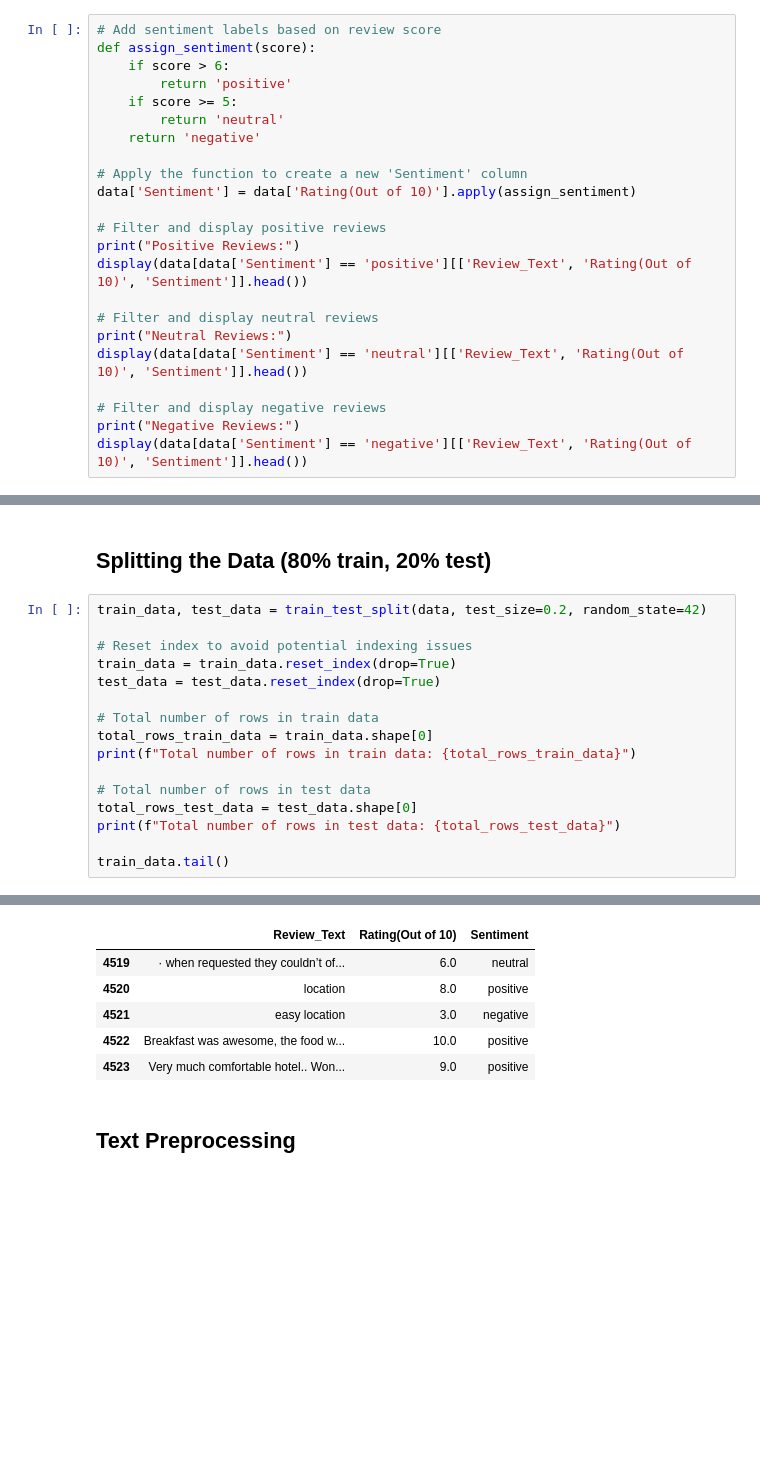
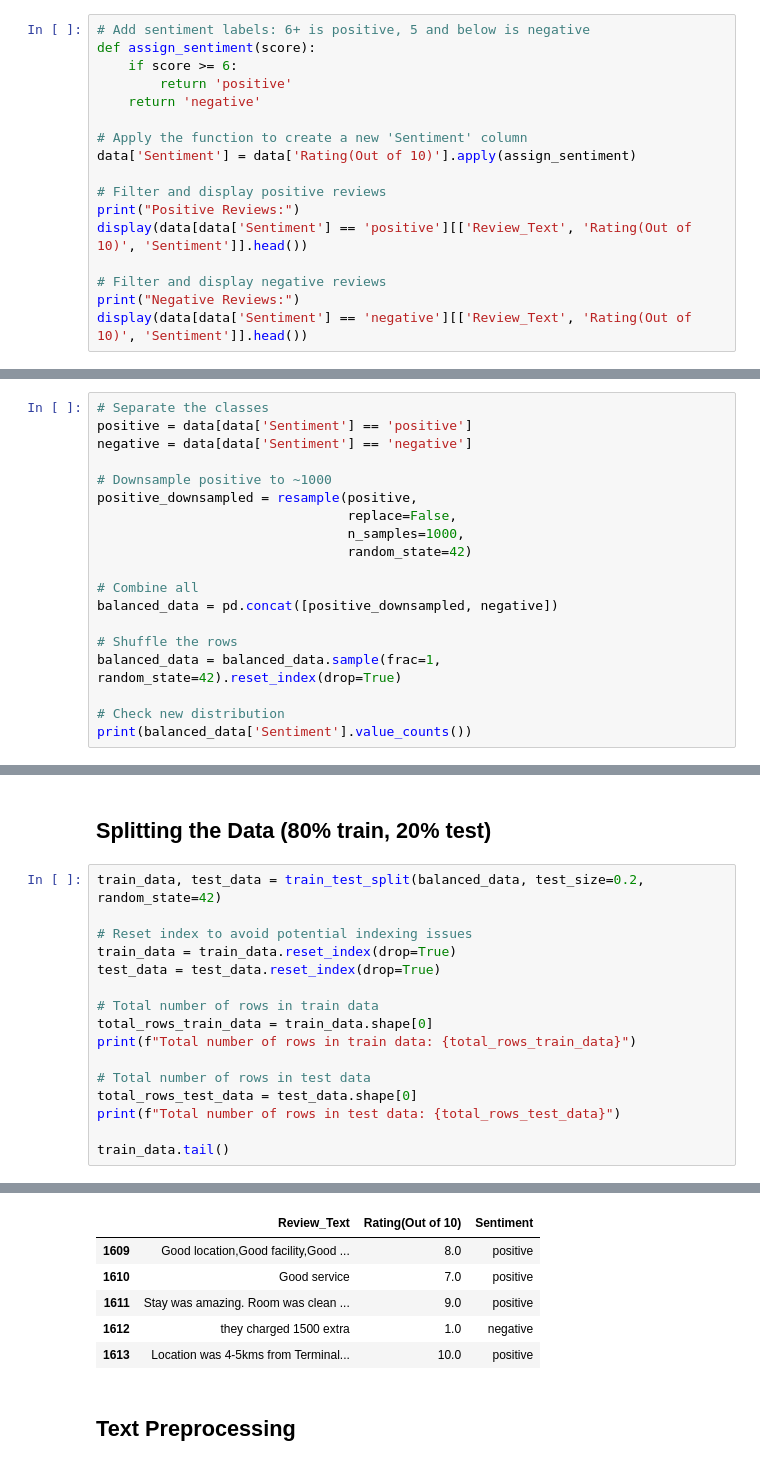
Before and after one commit to JawaadMM/hotel-review-sentiment-analysis, a Jupyter notebook: sentiment_analysis.ipynb, the cells around one changed output, grey strips where cells are left out. Drawn from its saved outputs; the diff is of its cells as text; blank space fills up the shorter version.

Commit message:
Removing neutral sentiment to improve model accuracy

```diff
--- a/sentiment_analysis.ipynb
+++ b/sentiment_analysis.ipynb
@@ -116,12 +117,10 @@ data.tail()
 # %% [markdown]
 ## Giving the Review Score a Sentiment
 # %%
-# Add sentiment labels based on review score
+# Add sentiment labels: 6+ is positive, 5 and below is negative
 def assign_sentiment(score):
-    if score > 6:
+    if score >= 6:
         return 'positive'
-    if score >= 5:
-        return 'neutral'
     return 'negative'
 
 # Apply the function to create a new 'Sentiment' column
@@ -131,10 +130,6 @@ data['Sentiment'] = data['Rating(Out of 10)'].apply(assign_sentiment)
 print("Positive Reviews:")
 display(data[data['Sentiment'] == 'positive'][['Review_Text', 'Rating(Out of 10)', 'Sentiment']].head())
 
-# Filter and display neutral reviews
-print("Neutral Reviews:")
-display(data[data['Sentiment'] == 'neutral'][['Review_Text', 'Rating(Out of 10)', 'Sentiment']].head())
-
 # Filter and display negative reviews
 print("Negative Reviews:")
 display(data[data['Sentiment'] == 'negative'][['Review_Text', 'Rating(Out of 10)', 'Sentiment']].head())
@@ -162,0 +162,19 @@ Negative Reviews:
+# %%
+# Separate the classes
+positive = data[data['Sentiment'] == 'positive']
+negative = data[data['Sentiment'] == 'negative']
+
+# Downsample positive to ~1000
+positive_downsampled = resample(positive,
+                                replace=False,
+                                n_samples=1000,
+                                random_state=42)
+
+# Combine all
+balanced_data = pd.concat([positive_downsampled, negative])
+
+# Shuffle the rows
+balanced_data = balanced_data.sample(frac=1, random_state=42).reset_index(drop=True)
+
+# Check new distribution
+print(balanced_data['Sentiment'].value_counts())
@@ -163,7 +186,7 @@ Negative Reviews:
 # %% [markdown]
 ## Splitting the Data (80% train, 20% test)
 # %%
-train_data, test_data = train_test_split(data, test_size=0.2, random_state=42)
+train_data, test_data = train_test_split(balanced_data, test_size=0.2, random_state=42)
 
 # Reset index to avoid potential indexing issues
 train_data = train_data.reset_index(drop=True)
@@ -184,9 +207,9 @@ Total number of rows in test data: 1131
 |  | Review_Text | Rating(Out of 10) | Sentiment |
-| 4519 | · when requested they couldn’t of... | 6.0 | neutral |
-| 4520 | location | 8.0 | positive |
-| 4521 | easy location | 3.0 | negative |
-| 4522 | Breakfast was awesome, the food w... | 10.0 | positive |
-| 4523 | Very much comfortable hotel.. Won... | 9.0 | positive |
+| 1609 | Good location,Good facility,Good ... | 8.0 | positive |
+| 1610 | Good service | 7.0 | positive |
+| 1611 | Stay was amazing. Room was clean ... | 9.0 | positive |
+| 1612 | they charged 1500 extra | 1.0 | negative |
+| 1613 | Location was 4-5kms from Terminal... | 10.0 | positive |
 # %% [markdown]
 ## Text Preprocessing
 # %%
```
Also changed, not shown: parts of 16 cells of this notebook, 4 other files.
